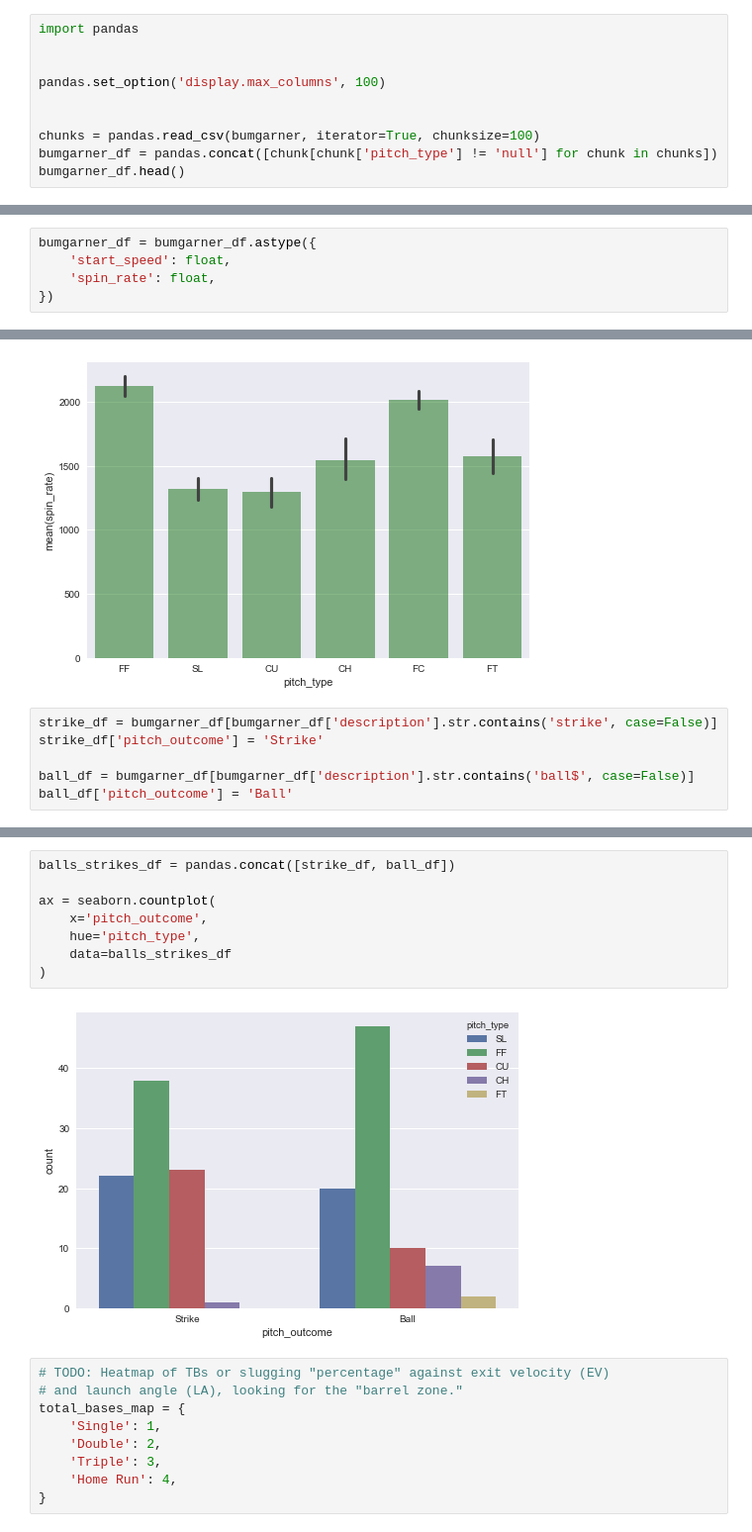
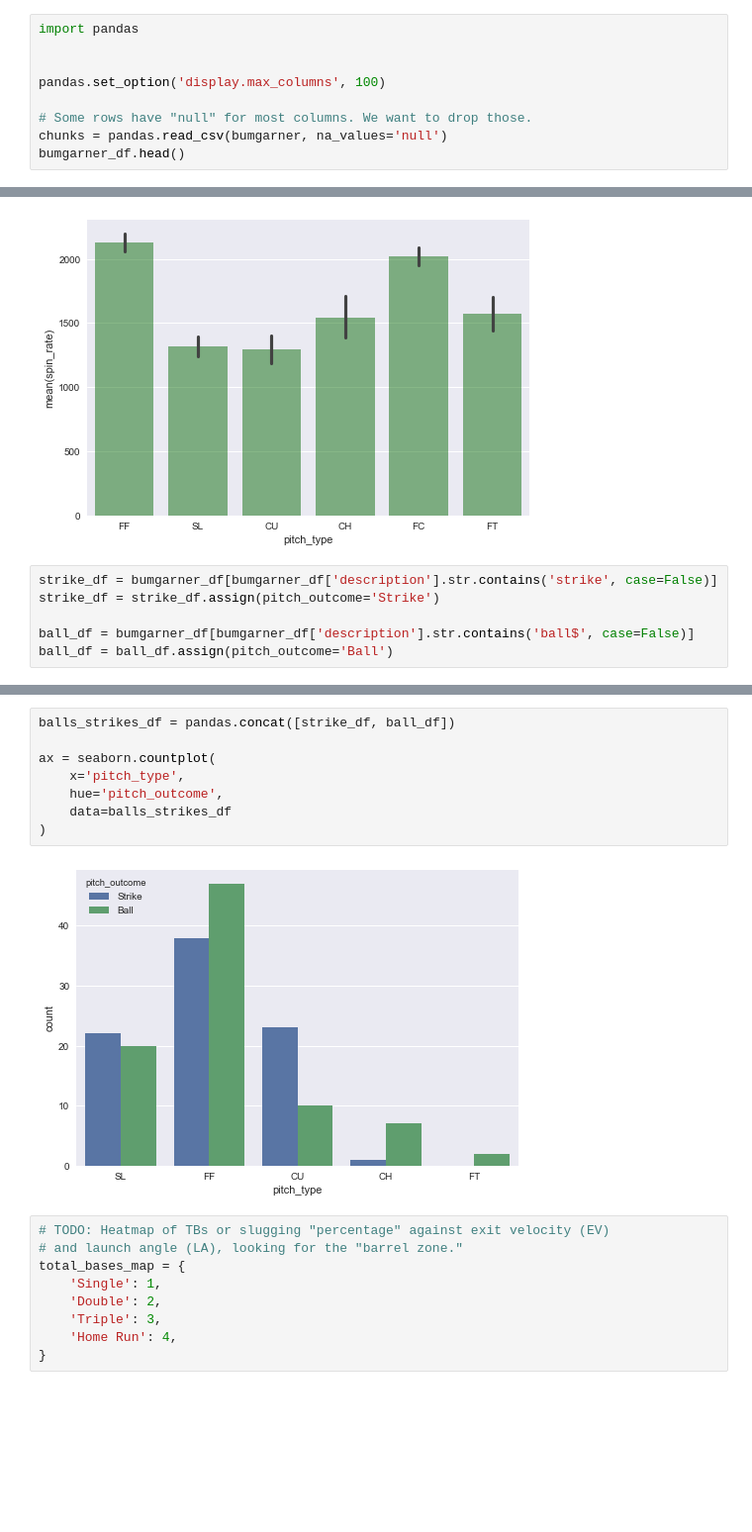
Before and after one commit to rlucioni/statcast, a Jupyter notebook: statcast/statcast.ipynb, the cells around one changed output, grey strips where cells are left out. Shown at 99% size. Cells and saved outputs as stored; diff of their text form; blank space fills up the shorter version.

```diff
--- a/statcast/statcast.ipynb
+++ b/statcast/statcast.ipynb
@@ -34,9 +34,8 @@ import pandas
 
 pandas.set_option('display.max_columns', 100)
 
-
-chunks = pandas.read_csv(bumgarner, iterator=True, chunksize=100)
-bumgarner_df = pandas.concat([chunk[chunk['pitch_type'] != 'null'] for chunk in chunks])
+# Some rows have "null" for most columns. We want to drop those.
+chunks = pandas.read_csv(bumgarner, na_values='null')
 bumgarner_df.head()
 # %% [output]
 |  | pitch_type | pitch_id | game_date | start_speed | x0 | z0 | player_name | batter | pitcher | ... |
@@ -65,11 +64,6 @@ release_spin_rate     object
 release_extension     object
 game_pk                int64
 dtype: object
-# %%
-bumgarner_df = bumgarner_df.astype({
-    'start_speed': float,
-    'spin_rate': float,
-})
 # %%
 import seaborn
 
@@ -110,7 +104,7 @@ ax = seaborn.barplot(
 [figure]
 # %%
 strike_df = bumgarner_df[bumgarner_df['description'].str.contains('strike', case=False)]
-strike_df['pitch_outcome'] = 'Strike'
+strike_df = strike_df.assign(pitch_outcome='Strike')
 
 ball_df = bumgarner_df[bumgarner_df['description'].str.contains('ball$', case=False)]
-ball_df['pitch_outcome'] = 'Ball'
+ball_df = ball_df.assign(pitch_outcome='Ball')
@@ -128,13 +111,13 @@ See the caveats in the documentation: http://pandas.pydata.org/pandas-docs/stabl
 # %%
 balls_strikes_df = pandas.concat([strike_df, ball_df])
 
 ax = seaborn.countplot(
-    x='pitch_outcome',
-    hue='pitch_type',
+    x='pitch_type',
+    hue='pitch_outcome',
     data=balls_strikes_df
 )
 # %% [output]
-[figure, old version]
+[figure, new version]
 # %%
 # TODO: Heatmap of TBs or slugging "percentage" against exit velocity (EV)
 # and launch angle (LA), looking for the "barrel zone."
```
Also changed, not shown: parts of 2 cells of this notebook.
